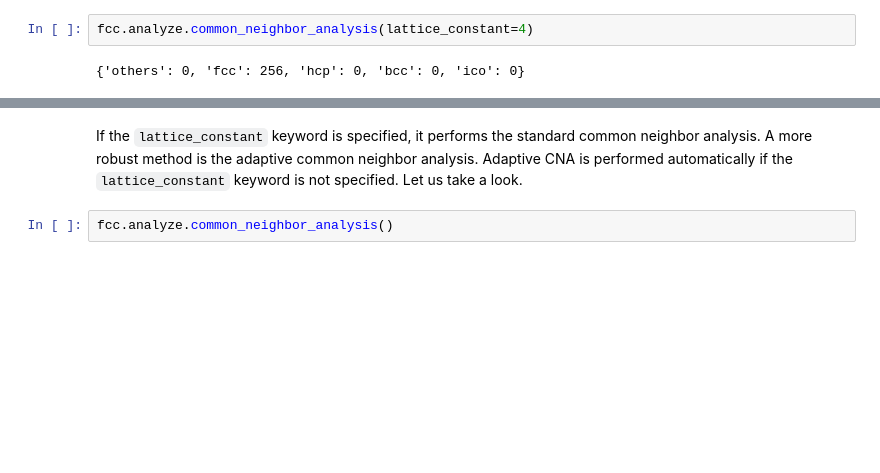
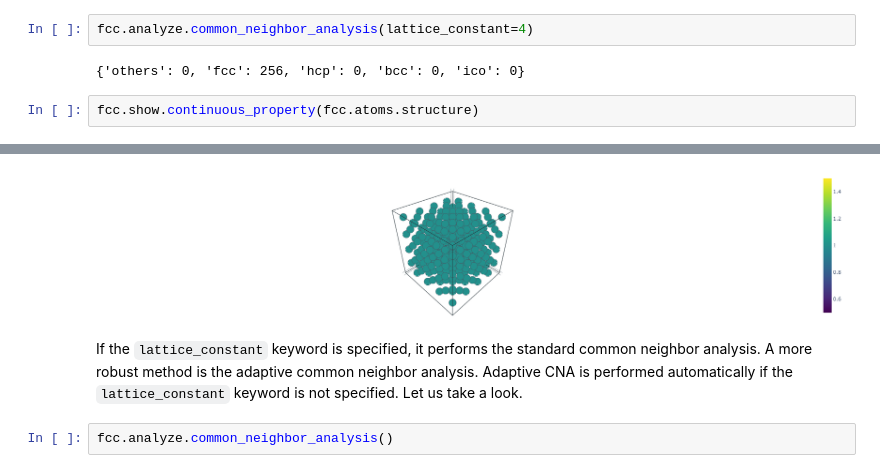
Before and after one commit to pyscal/pyscal3, a Jupyter notebook: examples/14_common_neighbor_analysis.ipynb, the cells around one changed output, grey strips where cells are left out. Cells and saved outputs as stored; diff of their text form; blank space fills up the shorter version.

```diff
--- a/examples/14_common_neighbor_analysis.ipynb
+++ b/examples/14_common_neighbor_analysis.ipynb
@@ -16,3 +16,6 @@ There are two flavors of CNA possible. The first one is regular CNA.
 fcc.analyze.common_neighbor_analysis(lattice_constant=4)
 # %% [output]
 {'others': 0, 'fcc': 256, 'hcp': 0, 'bcc': 0, 'ico': 0}
+# %%
+fcc.show.continuous_property(fcc.atoms.structure)
+# %% [output]
@@ -19,3 +23,4 @@ fcc.analyze.common_neighbor_analysis(lattice_constant=4)
+[figure, added]
 # %% [markdown]
 If the `lattice_constant` keyword is specified, it performs the standard common neighbor analysis. A more robust method is the adaptive common neighbor analysis. Adaptive CNA is performed automatically if the `lattice_constant` keyword is not specified. Let us take a look.
 # %%
```
Also changed, not shown: parts of 1 cell of this notebook, 3 other files.
